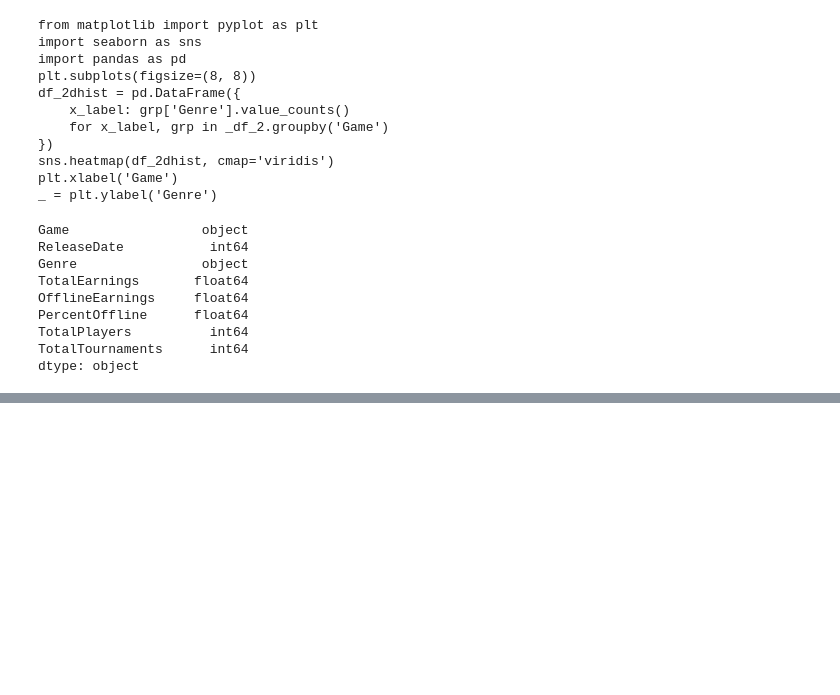
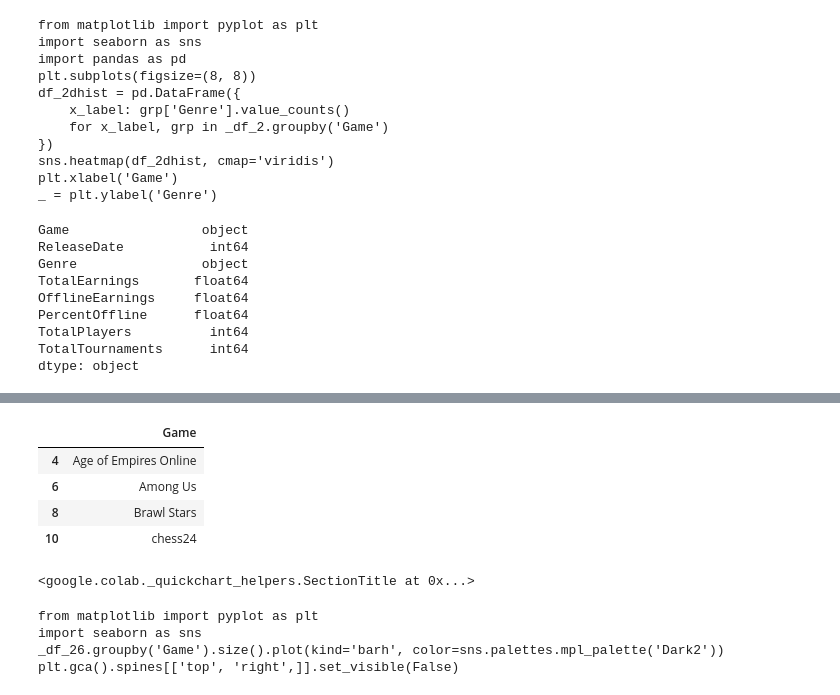
Before and after one commit to omkarpattnaik8080/Pandas, a Jupyter notebook: Pandas02.ipynb, the cells around one changed output, grey strips where cells are left out. Saved outputs shown, nothing was run; the diff lists cells and outputs as text; code cells hidden in the pictures; blank space fills up the shorter version.

```diff
--- a/Pandas02.ipynb
+++ b/Pandas02.ipynb
@@ -270,0 +347,14 @@ _ = plt.ylabel('count()')
+# %%
+#for seeing data from 4th row to 10th row
+df[['Game']][4:11:2]
+# %% [output]
+|  | Game |
+| 4 | Age of Empires Online |
+| 6 | Among Us |
+| 8 | Brawl Stars |
+| 10 | chess24 |
+<google.colab._quickchart_helpers.SectionTitle at 0x...>
+from matplotlib import pyplot as plt
+import seaborn as sns
+_df_26.groupby('Game').size().plot(kind='barh', color=sns.palettes.mpl_palette('Dark2'))
+plt.gca().spines[['top', 'right',]].set_visible(False)
```
Also changed, not shown: parts of 6 cells of this notebook.
